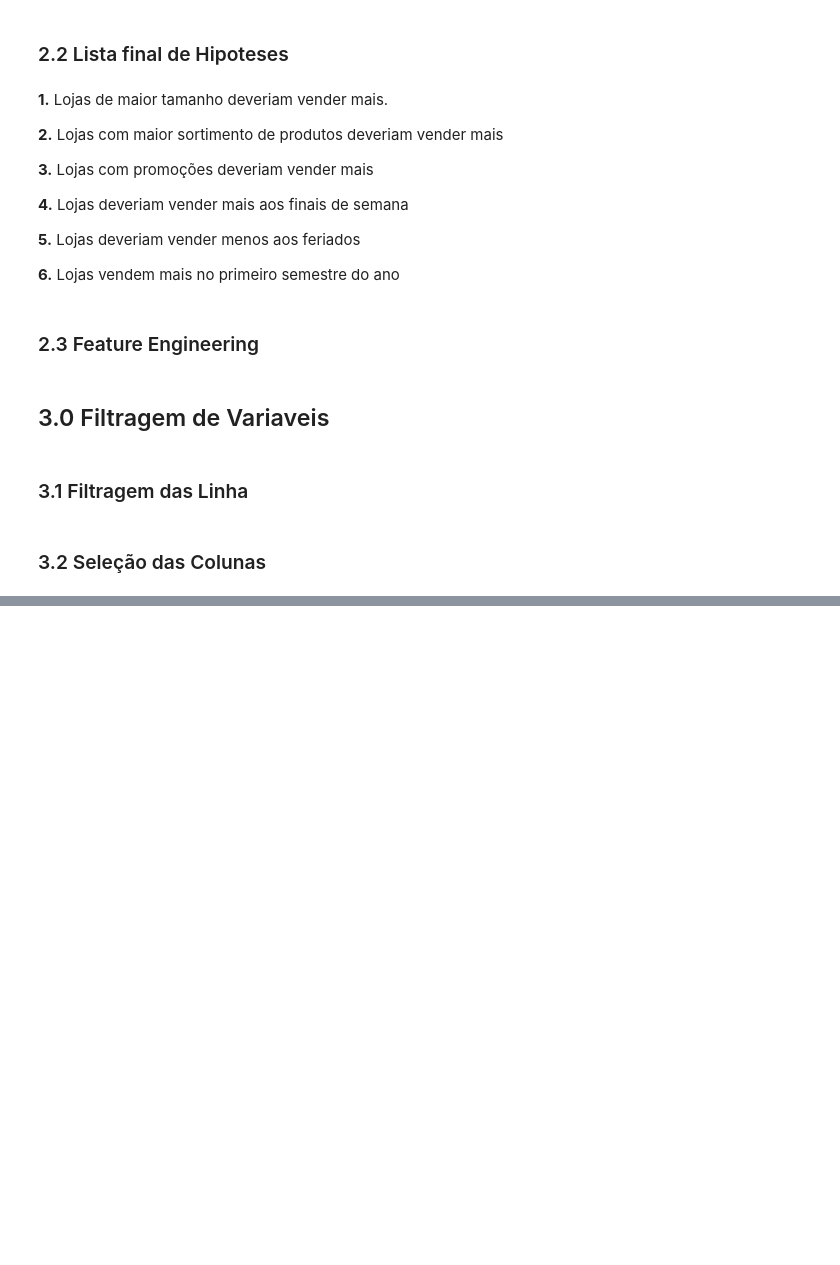
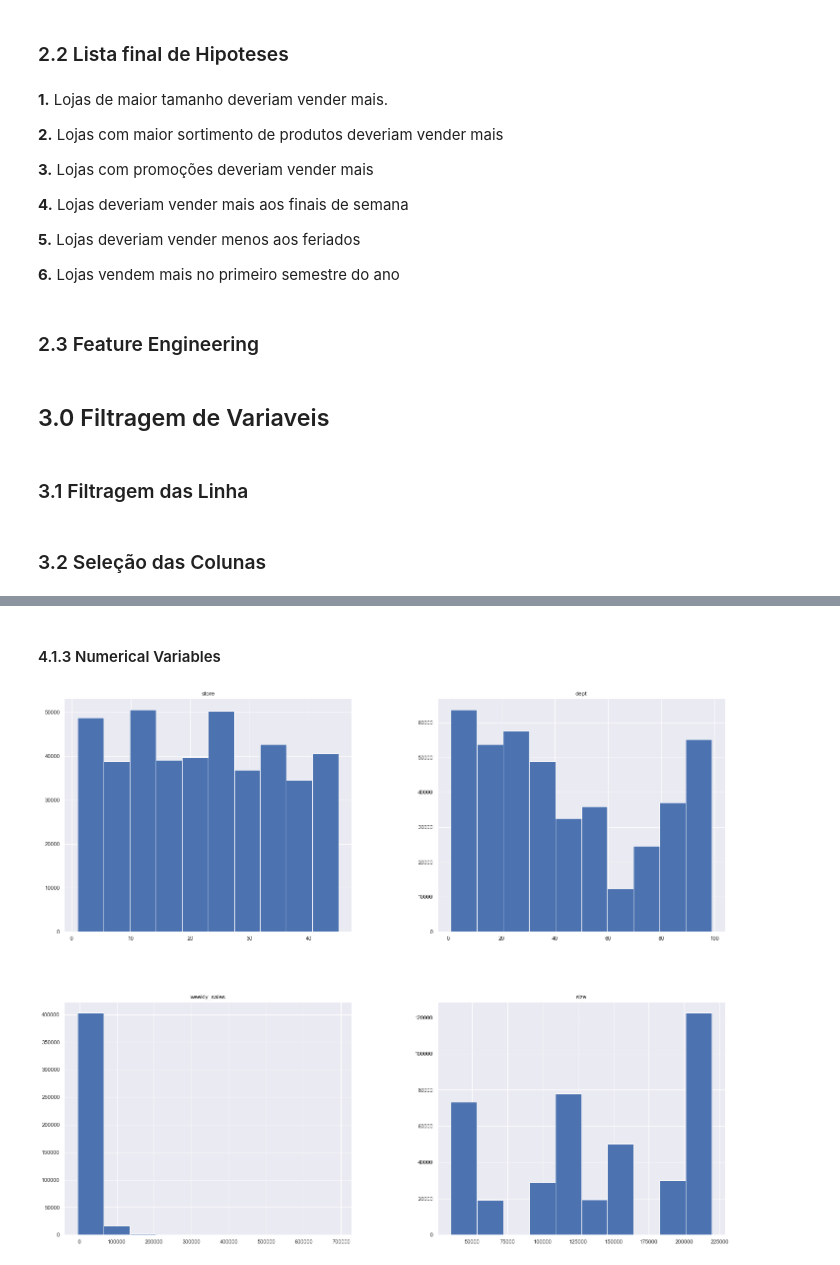
Before and after one commit to marcusbraggion/previsao_vendas, a Jupyter notebook: Walmart-Recruiting-Sales-Store_v2.ipynb, the cells around one changed output, grey strips where cells are left out. Cells and saved outputs as stored; diff of their text form; code cells hidden in the pictures; blank space fills up the shorter version.

```diff
--- a/Walmart-Recruiting-Sales-Store_v2.ipynb
+++ b/Walmart-Recruiting-Sales-Store_v2.ipynb
@@ -261,0 +280,6 @@ Index(['store', 'date', 'weekly_sales', 'is_holiday', 'type', 'size', 'year',
+# %% [markdown]
+#### 4.1.3 Numerical Variables
+# %%
+num_attributes.hist();
+# %% [output]
+[figure, added]
```
Also changed, not shown: parts of 31 cells of this notebook.
